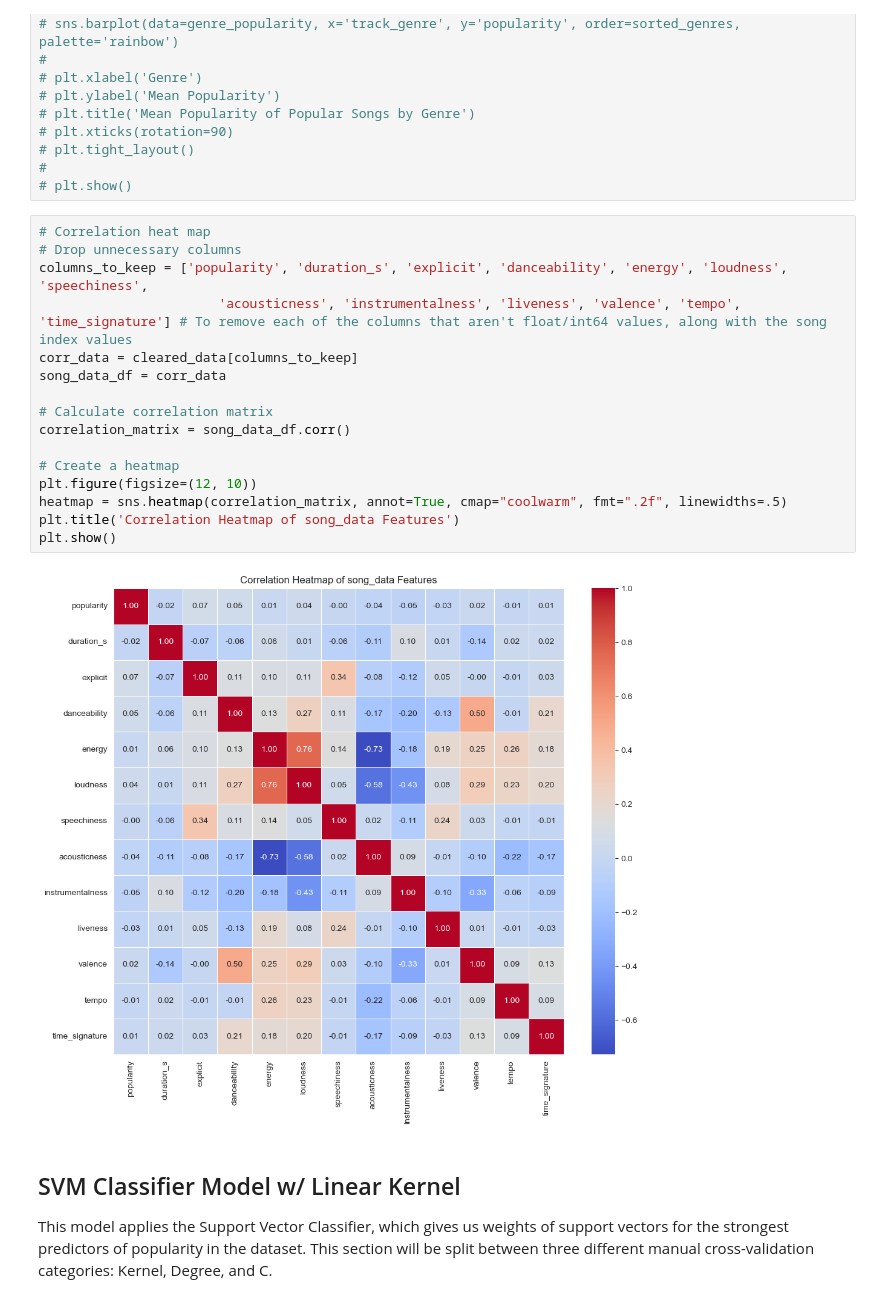
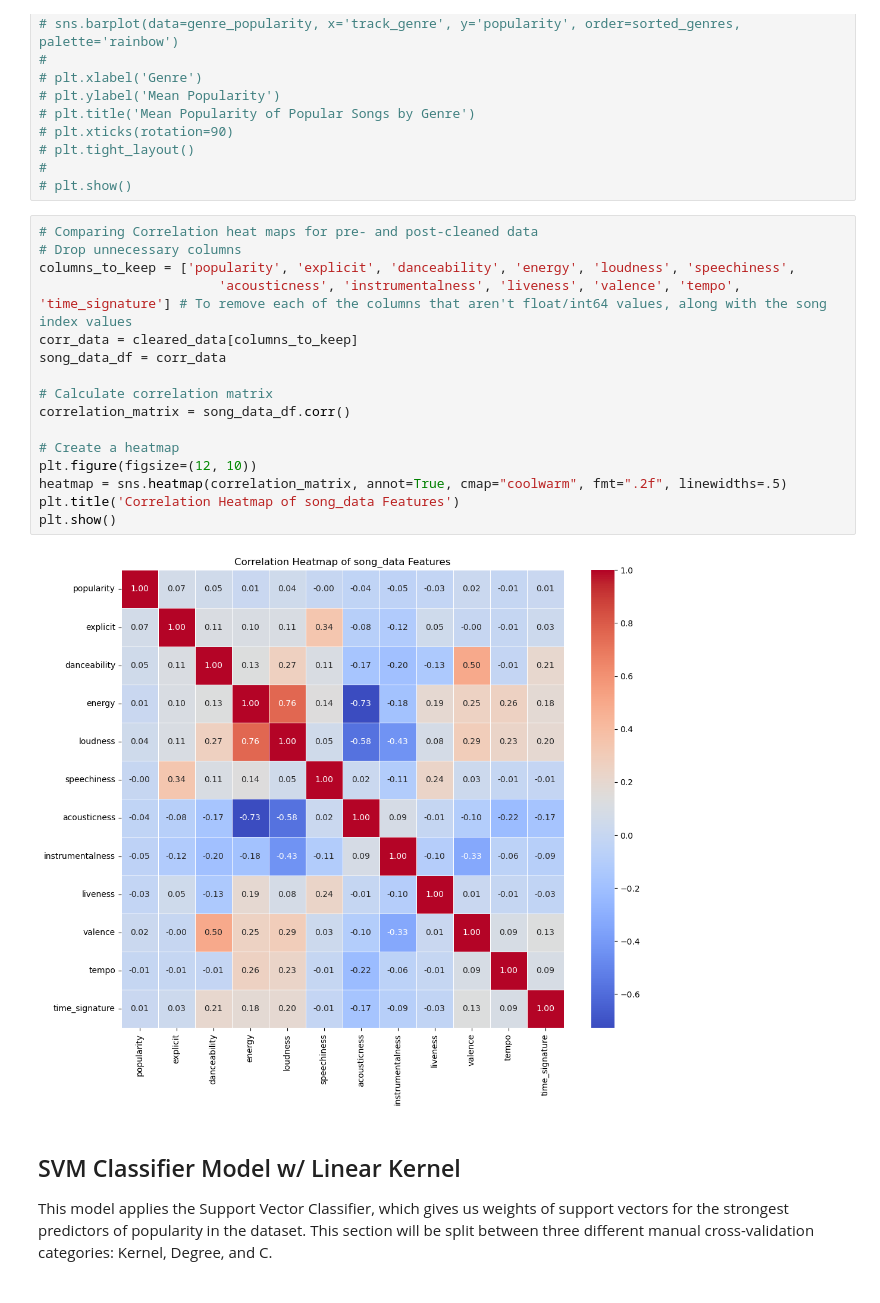
Before and after one commit to SamC0124/SClear_DDahal_MYinkaOke_Spotify_Project, a Jupyter notebook: cs3870_final_project.ipynb, the cells around one changed output. Cells and saved outputs as stored; diff of their text form.

```diff
--- a/cs3870_final_project.ipynb
+++ b/cs3870_final_project.ipynb
@@ -164,23 +164,23 @@ plt.show()
 #
 # plt.show()
 # %%
-# Correlation heat map
+# Comparing Correlation heat maps for pre- and post-cleaned data
 # Drop unnecessary columns
-columns_to_keep = ['popularity', 'duration_s', 'explicit', 'danceability', 'energy', 'loudness', 'speechiness',
+columns_to_keep = ['popularity', 'explicit', 'danceability', 'energy', 'loudness', 'speechiness',
                        'acousticness', 'instrumentalness', 'liveness', 'valence', 'tempo', 'time_signature'] # To remove each of the columns that aren't float/int64 values, along with the song index values
 corr_data = cleared_data[columns_to_keep]
 song_data_df = corr_data
 
 # Calculate correlation matrix
 correlation_matrix = song_data_df.corr()
 
 # Create a heatmap
 plt.figure(figsize=(12, 10))
 heatmap = sns.heatmap(correlation_matrix, annot=True, cmap="coolwarm", fmt=".2f", linewidths=.5)
 plt.title('Correlation Heatmap of song_data Features')
 plt.show()
 # %% [output]
-[figure, old version]
+[figure, new version]
 # %% [markdown]
 ## SVM Classifier Model w/ Linear Kernel
 This model applies the Support Vector Classifier, which gives us weights of support vectors for the strongest predictors of popularity in the dataset. This section will be split between three different manual cross-validation categories: Kernel, Degree, and C.
```
Also changed, not shown: parts of 9 cells of this notebook.
